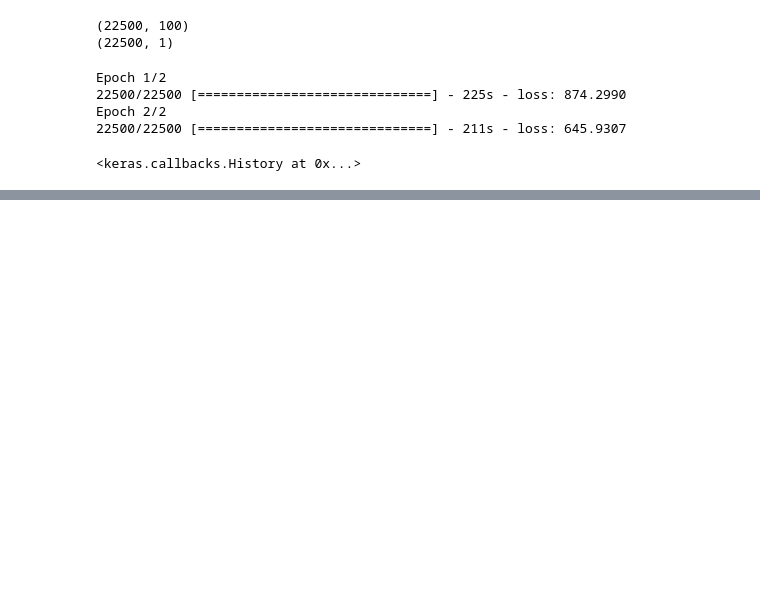
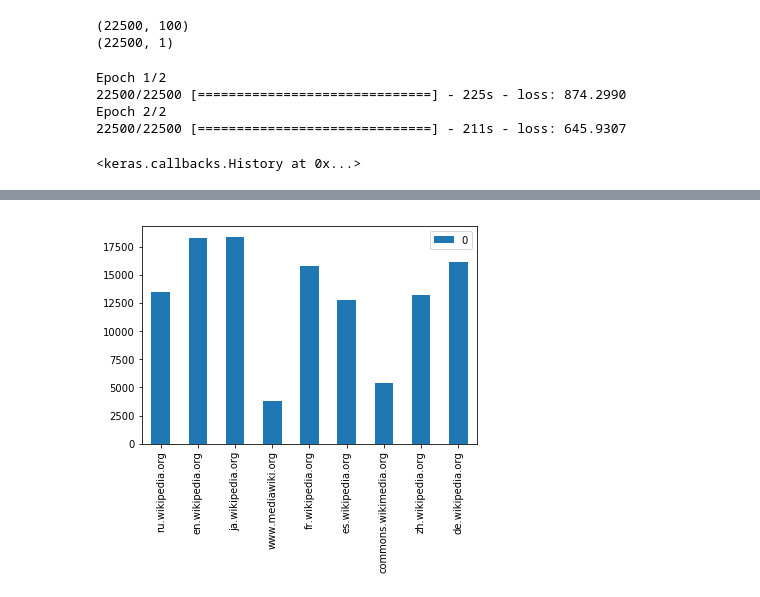
Before and after one commit to soniclavier/bigdata-notebook, a Jupyter notebook: datascience/rnn/Webtraffic_forecasting_LSTM.ipynb, the cells around one changed output, grey strips where cells are left out. Drawn from its saved outputs; the diff is of its cells as text; code cells hidden in the pictures; blank space fills up the shorter version.

```diff
--- a/datascience/rnn/Webtraffic_forecasting_LSTM.ipynb
+++ b/datascience/rnn/Webtraffic_forecasting_LSTM.ipynb
@@ -159,0 +220,4 @@ Epoch 2/2
+# %%
+plothist(train_no_na.project)
+# %% [output]
+[figure, added]
```
Also changed, not shown: parts of 34 cells of this notebook.
